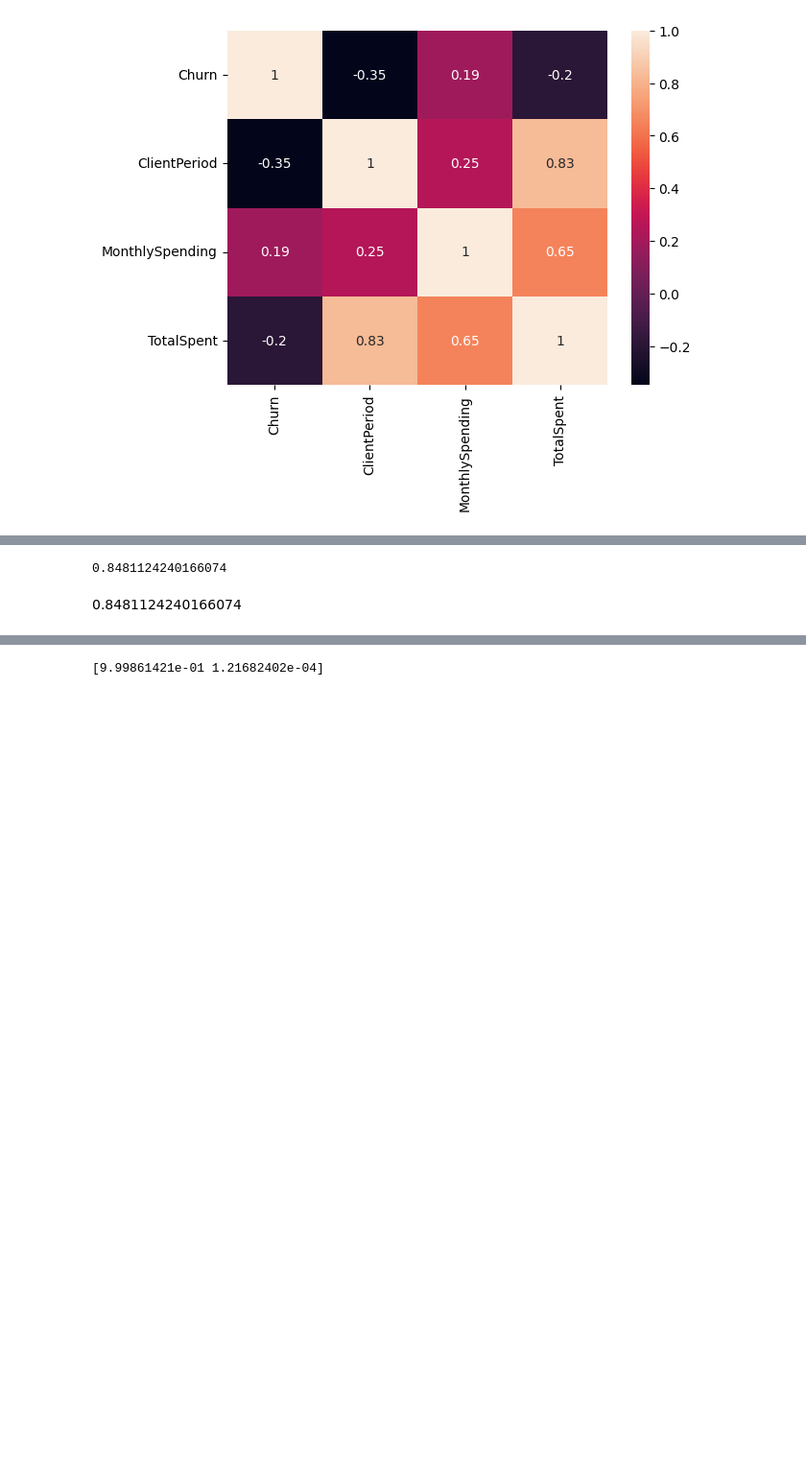
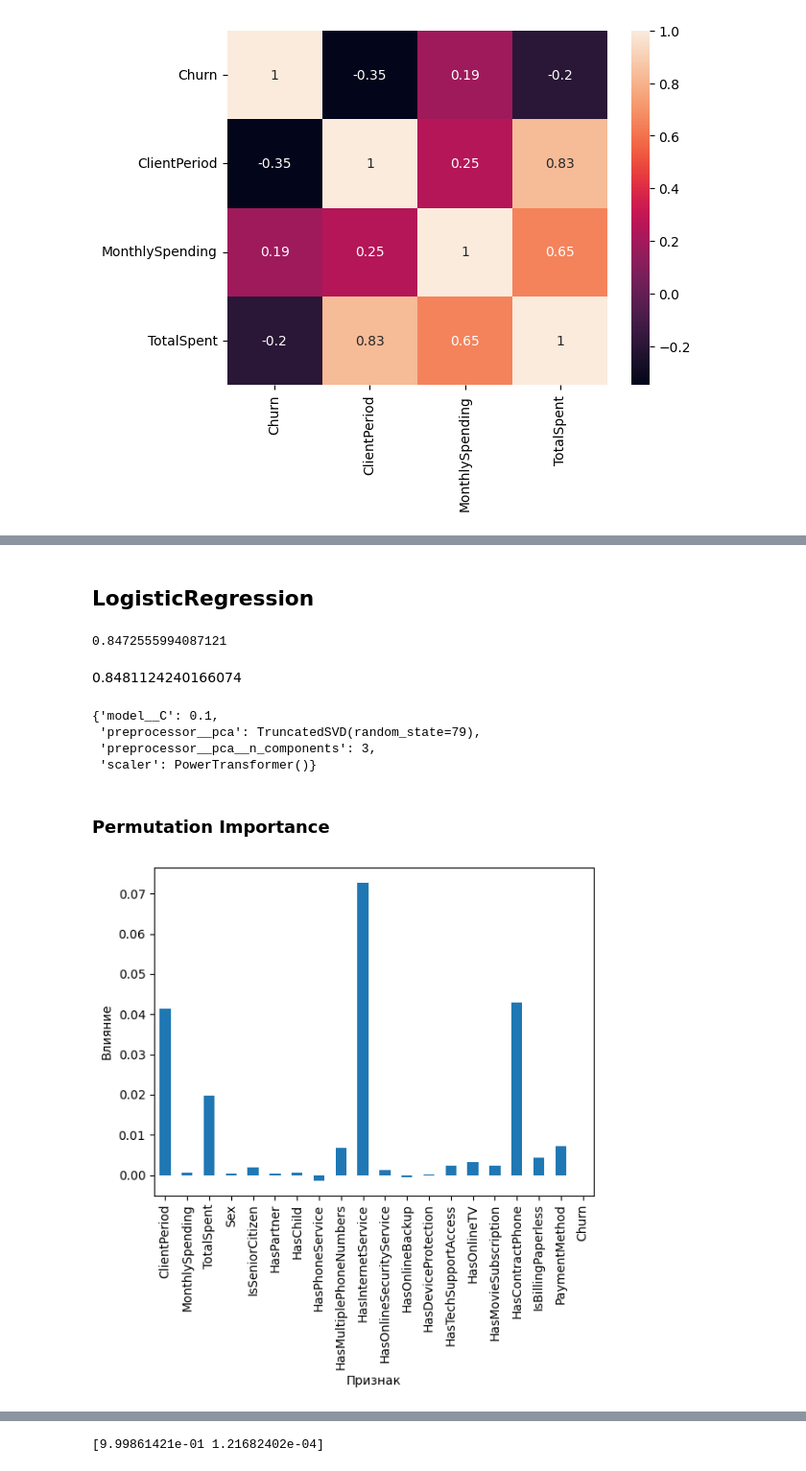
Before and after one commit to Paul-the-human/user_churn, a Jupyter notebook: user_churn.ipynb, the cells around one changed output, grey strips where cells are left out. Shown at 96% size. Drawn from its saved outputs; the diff is of its cells as text; code cells hidden in the pictures; blank space fills up the shorter version.

Commit message:
Добавил: ансамблирование, разные способы оценки влияния признаков. Изменил подбор гиперпараметров.

```diff
--- a/user_churn.ipynb
+++ b/user_churn.ipynb
@@ -177,27 +253,6 @@ X_train, X_test, y_train, y_test = train_test_split(
+# %% [markdown]
+## LogisticRegression
 # %%
-scaler_list = [
-    None,
-    MinMaxScaler(),
-    StandardScaler(),
-    RobustScaler(),
-    PowerTransformer(),
-    QuantileTransformer(random_state=79),
-    QuantileTransformer(random_state=79, output_distribution='normal'),
-]
-
-drop_columns = ["Churn", "Sex", "IsSeniorCitizen", "HasPartner", "HasPhoneService", 'HasMovieSubscription']
-columns_to_merge = ["ClientPeriod", "MonthlySpending", "TotalSpent"]
-cols_for_encoding = categorical_cols
-
-preprocessor = ColumnTransformer(
-    transformers=[
-        ('column_dropper', 'drop', drop_columns),
-        ('encoder', OneHotEncoder(drop='first', handle_unknown='ignore', sparse_output=False).set_output(transform='pandas'), cols_for_encoding),
-        ('pca', PCA(n_components=2, random_state=79), columns_to_merge),
-    ],
-    remainder='passthrough',
-)
-
 pipeline = Pipeline([
     ('preprocessor', preprocessor),
     ('scaler', StandardScaler()), # масштабирование
@@ -206,8 +261,8 @@ pipeline = Pipeline([
 ])
 params = {
     "scaler": scaler_list,
+    'preprocessor__pca__n_components': [1, 2, 3],
     'preprocessor__pca': [PCA(random_state=79), TruncatedSVD(random_state=79)],
-    'preprocessor__pca__n_components':[1, 2, 3],
     "model__C": [10 ** x for x in range(-3, 4)],
 }
 
@@ -218,10 +273,33 @@ gs = GridSearchCV(
     scoring='roc_auc',
     n_jobs=-1,
 )
-gs.fit(X_train, y_train)
+gs.fit(df, df["Churn"])
 prediction = gs.predict_proba(X_test)
 gs.best_score_
 # %% [output]
-0.8481124240166074
+0.8472555994087121
 # %% [markdown]
 0.8481124240166074
+# %%
+gs.best_params_
+# %% [output]
+{'model__C': 0.1,
+ 'preprocessor__pca': TruncatedSVD(random_state=79),
+ 'preprocessor__pca__n_components': 3,
+ 'scaler': PowerTransformer()}
+# %% [markdown]
+### Permutation Importance
+# %%
+perm_importances = pd.Series(permutation_importance(
+    gs.best_estimator_,
+    X_test,
+    y_test,
+    random_state=79,
+    scoring='roc_auc',
+    n_jobs=-1
+)['importances_mean'], index=X_test.columns)
+perm_importances.plot(kind='bar');
+plt.xlabel('Признак')
+plt.ylabel('Влияние');
+# %% [output]
+[figure, added]
```
Also changed, not shown: parts of 70 cells of this notebook.
